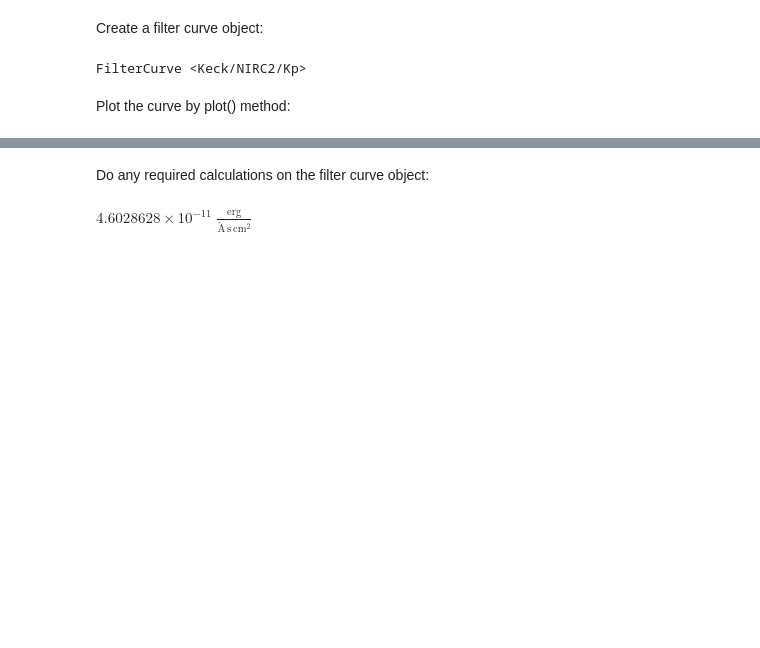
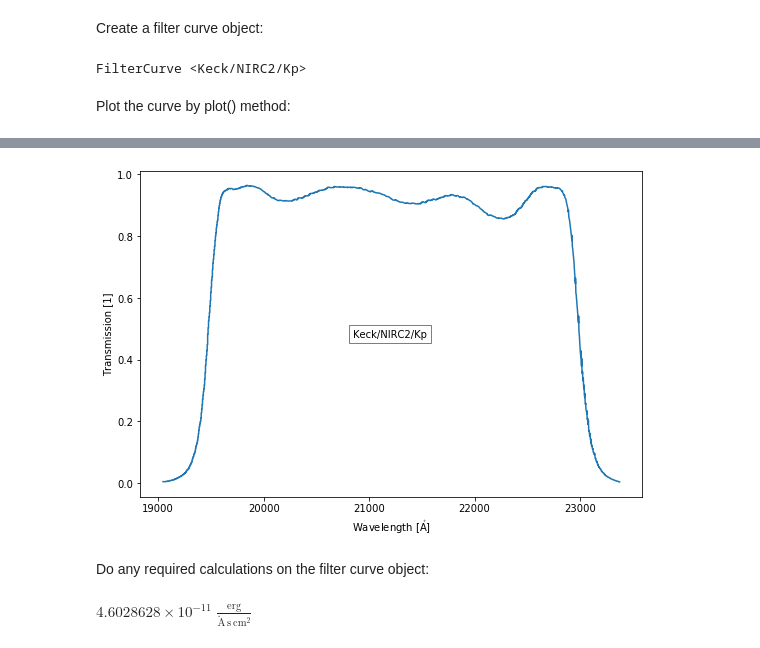
Before and after one commit to starkit/wsynphot, a Jupyter notebook: docs/quickstart.ipynb, the cells around one changed output, grey strips where cells are left out. Drawn from its saved outputs; the diff is of its cells as text; code cells hidden in the pictures; blank space fills up the shorter version.

Commit message:
Setup docs-CD pipeline to execute notebooks before building docs (#40)
* Setup docs-CD pipeline to use cached filter data as artifact

* Added inline magic to make plots appear & improved some doc

```diff
--- a/docs/quickstart.ipynb
+++ b/docs/quickstart.ipynb
@@ -88,3 +67,11 @@ Populating the interactive namespace from numpy and matplotlib
+# %%
+%matplotlib inline
+import matplotlib.pyplot as plt
+plt.rcParams["figure.figsize"] = (9,6)
+
+filter.plot(plt.gca())
+# %% [output]
+[figure, added]
 # %% [markdown]
 Do any required calculations on the filter curve object:
 # %%
```
Also changed, not shown: parts of 8 cells of this notebook, 2 other files.
